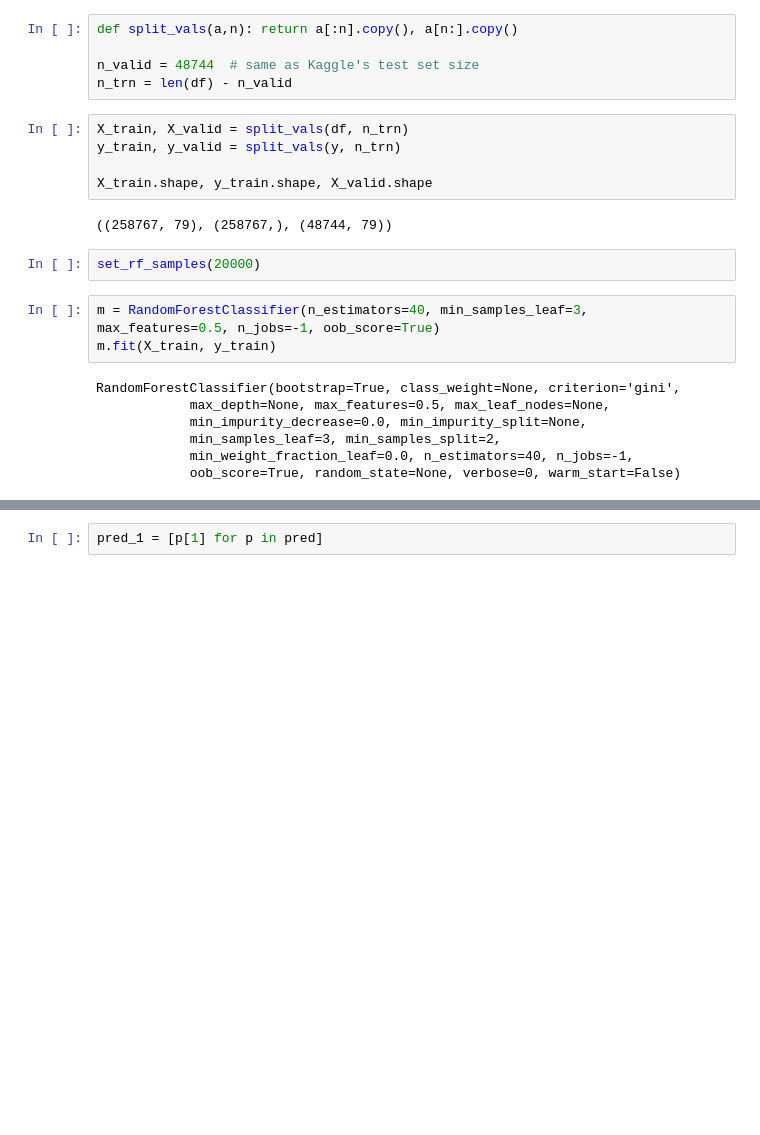
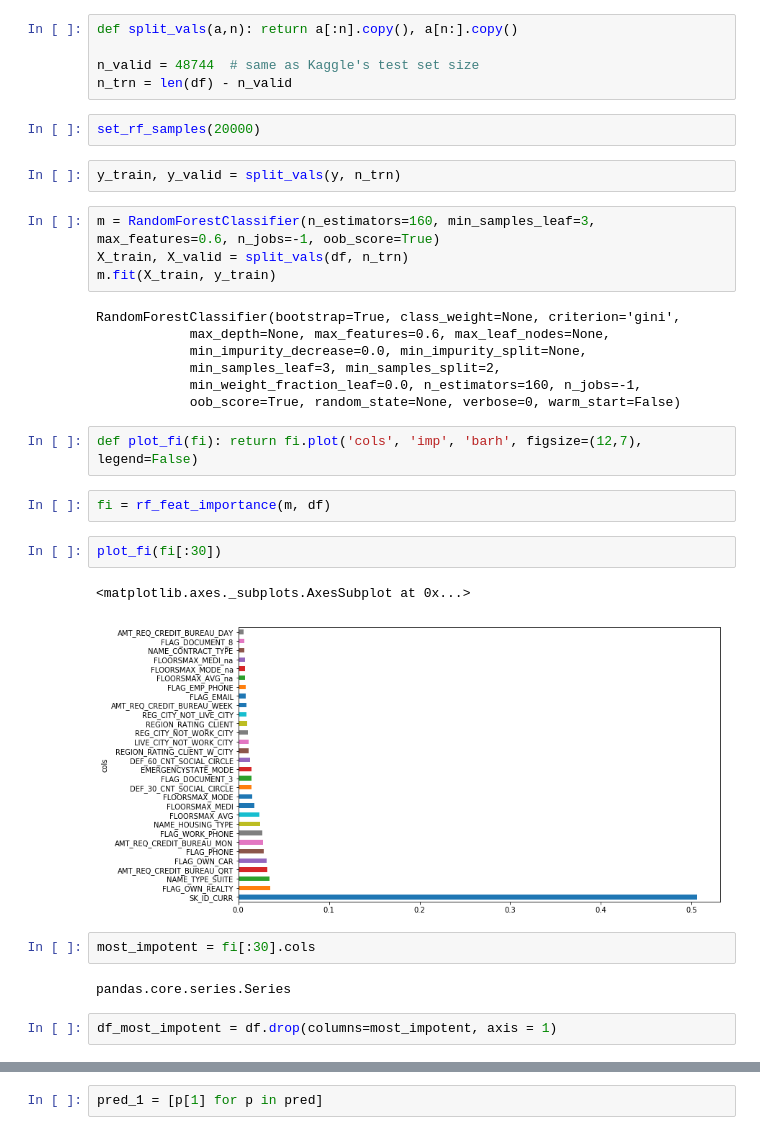
Before and after one commit to kugmax/fastai_learn, a Jupyter notebook: Home Credit Default Risk (random forest).ipynb, the cells around one changed output, grey strips where cells are left out. Saved outputs shown, nothing was run; the diff lists cells and outputs as text; blank space fills up the shorter version.

```diff
--- a/Home Credit Default Risk (random forest).ipynb
+++ b/Home Credit Default Risk (random forest).ipynb
@@ -145,22 +195,33 @@ def split_vals(a,n): return a[:n].copy(), a[n:].copy()
 
 n_valid = 48744  # same as Kaggle's test set size
 n_trn = len(df) - n_valid
-# %%
-X_train, X_valid = split_vals(df, n_trn)
-y_train, y_valid = split_vals(y, n_trn)
-
-X_train.shape, y_train.shape, X_valid.shape
-# %% [output]
-((258767, 79), (258767,), (48744, 79))
 # %%
 set_rf_samples(20000)
+# %%
+y_train, y_valid = split_vals(y, n_trn)
 # %%
-m = RandomForestClassifier(n_estimators=40, min_samples_leaf=3, max_features=0.5, n_jobs=-1, oob_score=True)
+m = RandomForestClassifier(n_estimators=160, min_samples_leaf=3, max_features=0.6, n_jobs=-1, oob_score=True)
+X_train, X_valid = split_vals(df, n_trn)
 m.fit(X_train, y_train)
 # %% [output]
 RandomForestClassifier(bootstrap=True, class_weight=None, criterion='gini',
-            max_depth=None, max_features=0.5, max_leaf_nodes=None,
+            max_depth=None, max_features=0.6, max_leaf_nodes=None,
             min_impurity_decrease=0.0, min_impurity_split=None,
             min_samples_leaf=3, min_samples_split=2,
-            min_weight_fraction_leaf=0.0, n_estimators=40, n_jobs=-1,
+            min_weight_fraction_leaf=0.0, n_estimators=160, n_jobs=-1,
             oob_score=True, random_state=None, verbose=0, warm_start=False)
+# %%
+def plot_fi(fi): return fi.plot('cols', 'imp', 'barh', figsize=(12,7), legend=False)
+# %%
+fi = rf_feat_importance(m, df)
+# %%
+plot_fi(fi[:30])
+# %% [output]
+<matplotlib.axes._subplots.AxesSubplot at 0x...>
+[figure, added]
+# %%
+most_impotent = fi[:30].cols
+# %% [output]
+pandas.core.series.Series
+# %%
+df_most_impotent = df.drop(columns=most_impotent, axis = 1)
```
Also changed, not shown: parts of 20 cells of this notebook.
